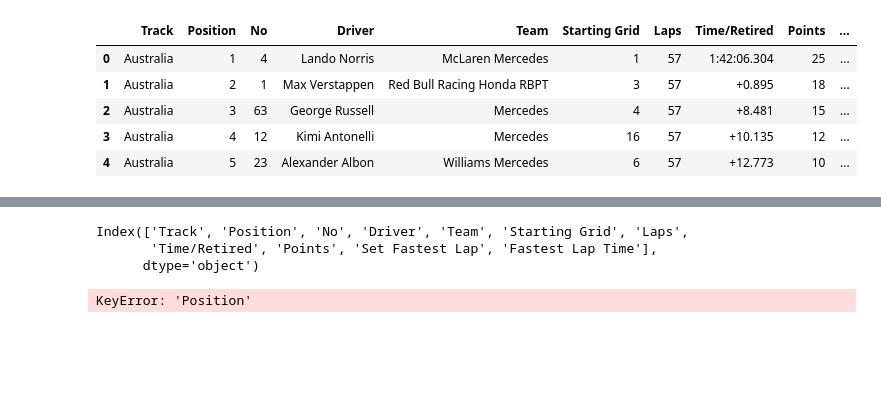
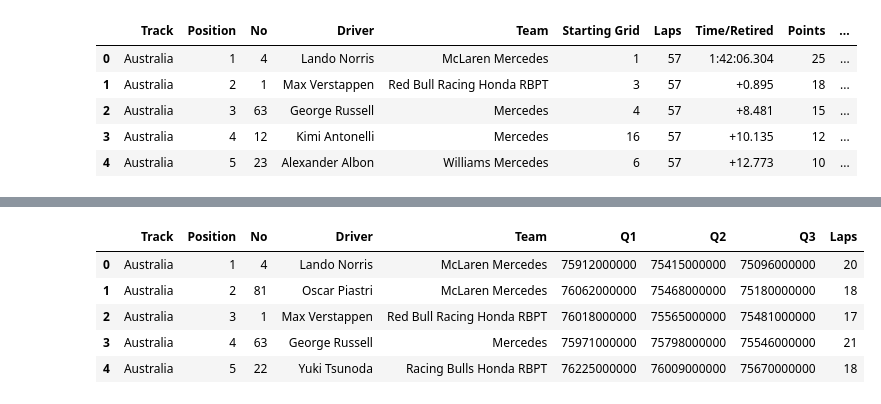
Before and after one commit to HarshSuthar1/data-science-projects, a Jupyter notebook: F1 Race Position Analyzer/test.ipynb, the cells around one changed output, grey strips where cells are left out. Cells and saved outputs as stored; diff of their text form; code cells hidden in the pictures; blank space fills up the shorter version.

```diff
--- a/F1 Race Position Analyzer/test.ipynb
+++ b/F1 Race Position Analyzer/test.ipynb
@@ -65,8 +88,8 @@ race_df.head()
 # %%
 race_df['Fastest Lap Time'] = pd.to_timedelta("00:"+race_df['Fastest Lap Time'],errors='coerce')
 # %%
-race_df.loc[race_df['Position']=='DQ',"Position"] = '0'
-race_df.loc[race_df['Position']=='NC',"Position"] = '0'
+race_df.loc[race_df['Position']=='DQ',"Position"] = '21'
+race_df.loc[race_df['Position']=='NC',"Position"] = '21'
 # %%
 race_df.Position.unique()
 # %% [output]
@@ -102,5 +102,4 @@ memory usage: 15.5+ KB
 # %%
-
 def comparing(race_pos,qual_pos):
     if qual_pos > race_pos:
         return 'Gain'
@@ -109,15 +108,17 @@ def comparing(race_pos,qual_pos):
     elif qual_pos < race_pos:
         return 'Loss'
 
-# race_df['Result'] = race_df.apply(lambda x: comparing(x['Position'],x['Starting Grid']))
+
+race_df['Result'] = race_df.apply(lambda x: comparing(x['Position'],x['Starting Grid']),axis=1)
-# %%
-race_df.columns
-# %% [output]
-Index(['Track', 'Position', 'No', 'Driver', 'Team', 'Starting Grid', 'Laps',
-       'Time/Retired', 'Points', 'Set Fastest Lap', 'Fastest Lap Time'],
-      dtype='object')
-# %%
-
-race_df['Result'] = race_df.apply(lambda x: comparing(x[race_df.columns[1]],x['Starting Grid']))
-# %% [output]
-KeyError: 'Position'
+# %%
+# new_df = race_df.merge(qual_df[['Q1','Q2','Q3','Laps','No','Track']],on=['No','Track'])
+new_df = qual_df.merge(race_df[['No','Track']],on=['No','Track'])
+# %%
+new_df.head()
+# %% [output]
+|  | Track | Position | No | Driver | Team | Q1 | Q2 | Q3 | Laps |
+| 0 | Australia | 1 | 4 | Lando Norris | McLaren Mercedes | 75912000000 | 75415000000 | 75096000000 | 20 |
+| 1 | Australia | 2 | 81 | Oscar Piastri | McLaren Mercedes | 76062000000 | 75468000000 | 75180000000 | 18 |
+| 2 | Australia | 3 | 1 | Max Verstappen | Red Bull Racing Honda RBPT | 76018000000 | 75565000000 | 75481000000 | 17 |
+| 3 | Australia | 4 | 63 | George Russell | Mercedes | 75971000000 | 75798000000 | 75546000000 | 21 |
+| 4 | Australia | 5 | 22 | Yuki Tsunoda | Racing Bulls Honda RBPT | 76225000000 | 76009000000 | 75670000000 | 18 |
```
Also changed, not shown: parts of 18 cells of this notebook, 5 other files.
